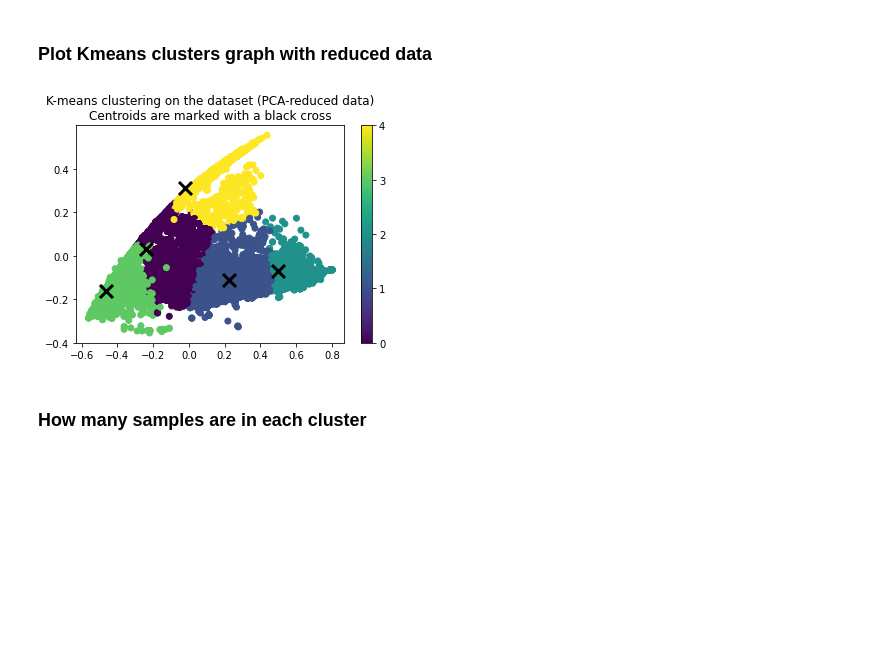
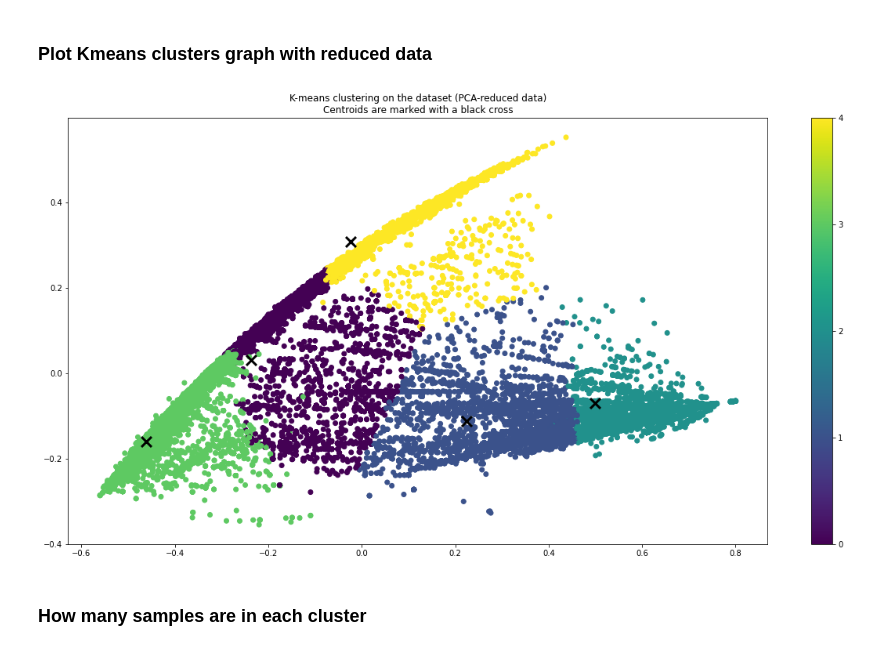
Before and after one commit to ChristianDPO/CDS-CI1030-ATIVIDADES, a Jupyter notebook: tarefa_4/src/Clustering.ipynb, the cells around one changed output. Drawn from its saved outputs; the diff is of its cells as text; code cells hidden in the pictures; blank space fills up the shorter version.

Commit message:
Added confusion_matrix graph in Classification.ipynb, ehnaced graph size in Clustering.ipynb

```diff
--- a/tarefa_4/src/Clustering.ipynb
+++ b/tarefa_4/src/Clustering.ipynb
@@ -123,28 +123,28 @@ print(reduced_centroids)
 # %%
 #Plot a point for each sample, using the assigned cluster as a color
 plt.scatter(reduced_data[:, 0], reduced_data[:, 1], c=pred_y)
 cbar = plt.colorbar(ticks=range(0, n_clusters))
 
 # Plot the centroids as X
 plt.scatter(
     reduced_centroids[:, 0],
     reduced_centroids[:, 1],
     marker="x",
     s=169,
     linewidths=3,
     color="black",
     zorder=10
 )
 
 
 plt.title(
     "K-means clustering on the dataset (PCA-reduced data)\n"
     "Centroids are marked with a black cross"
 )
 
-plt.show()
+plt.gcf().set_size_inches(20, 10)
 # %% [output]
-[figure, old version]
+[figure, new version]
 # %% [markdown]
 ### How many samples are in each cluster
 # %%
```
Also changed, not shown: 1 other file.
